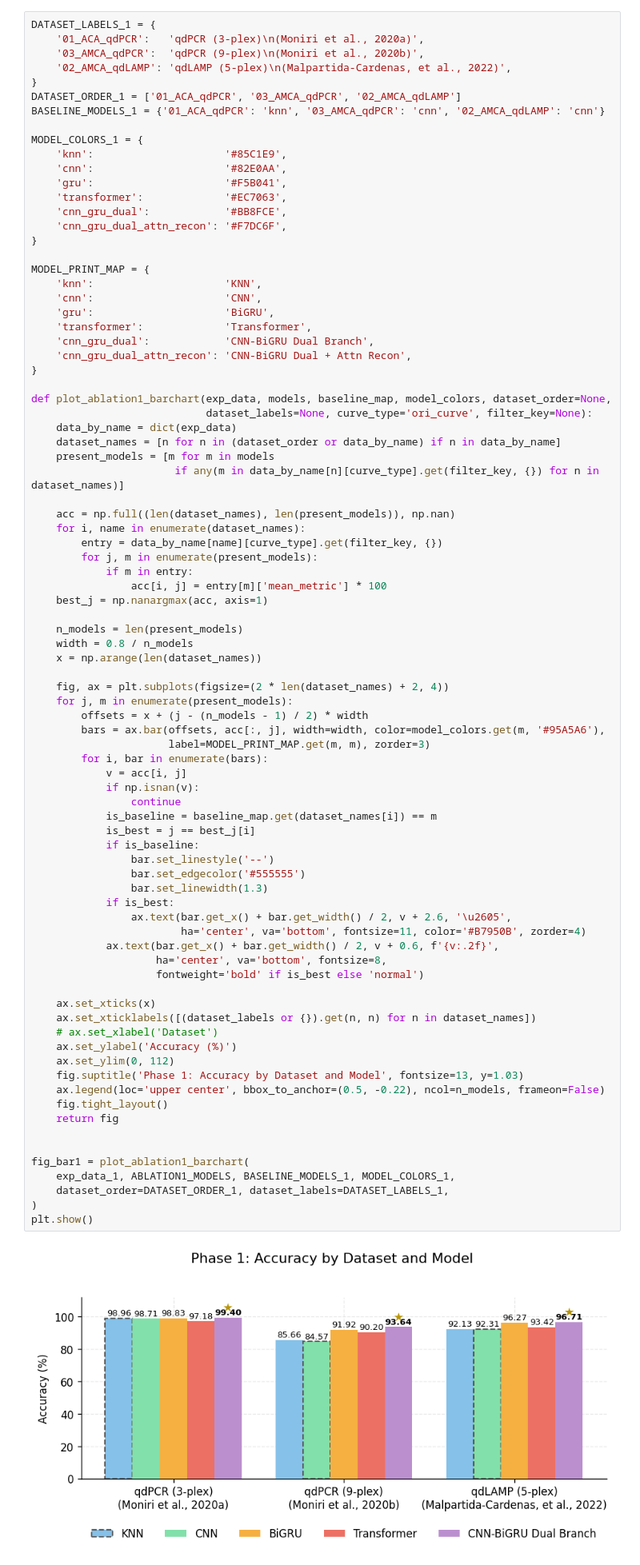
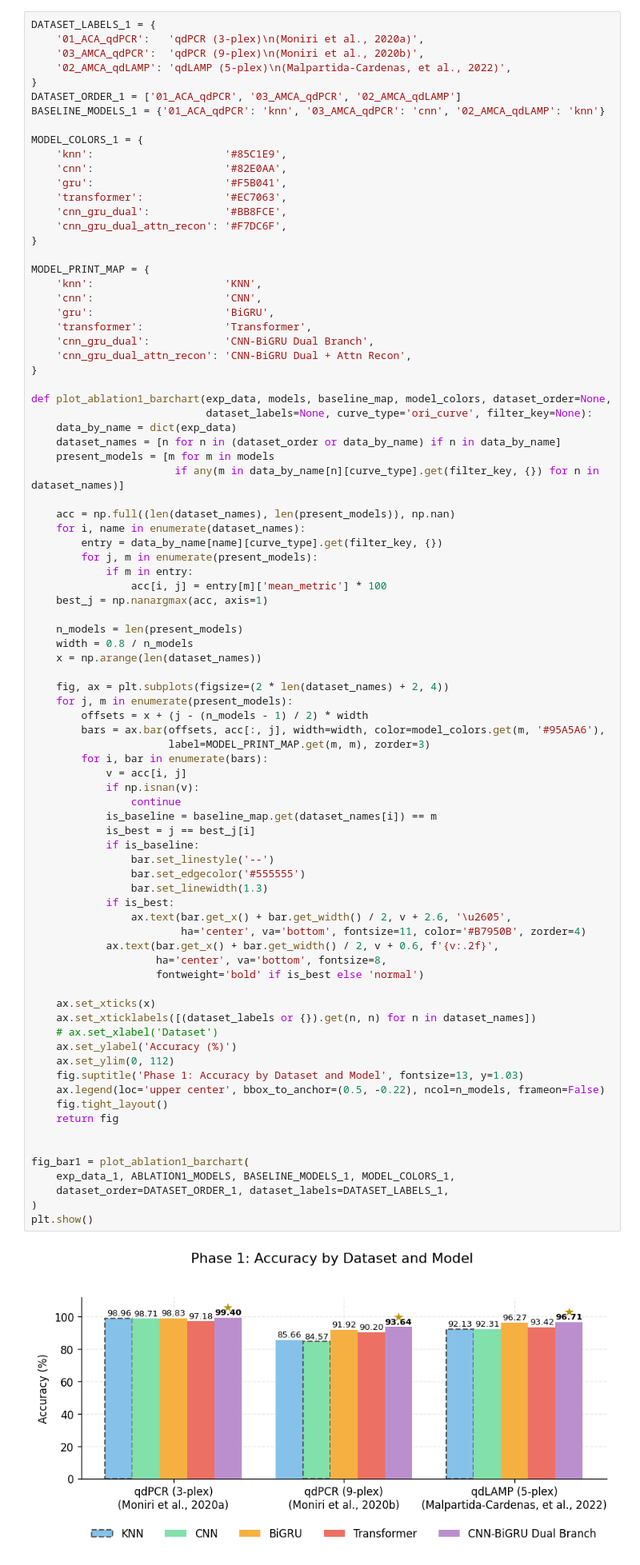
Before and after one commit to kautsarg/POC_DDM, a Jupyter notebook: gk_code/main/notebooks/ablation_significance_analysis.ipynb, the cells around one changed output. Shown at 80% size. Saved outputs shown, nothing was run; the diff lists cells and outputs as text.

```diff
--- a/gk_code/main/notebooks/ablation_significance_analysis.ipynb
+++ b/gk_code/main/notebooks/ablation_significance_analysis.ipynb
@@ -212,7 +213,7 @@ DATASET_LABELS_1 = {
     '02_AMCA_qdLAMP': 'qdLAMP (5-plex)\n(Malpartida-Cardenas, et al., 2022)',
 }
 DATASET_ORDER_1 = ['01_ACA_qdPCR', '03_AMCA_qdPCR', '02_AMCA_qdLAMP']
-BASELINE_MODELS_1 = {'01_ACA_qdPCR': 'knn', '03_AMCA_qdPCR': 'cnn', '02_AMCA_qdLAMP': 'cnn'}
+BASELINE_MODELS_1 = {'01_ACA_qdPCR': 'knn', '03_AMCA_qdPCR': 'cnn', '02_AMCA_qdLAMP': 'knn'}
 
 MODEL_COLORS_1 = {
     'knn':                     '#85C1E9',
@@ -263,31 +264,31 @@ def plot_ablation1_barchart(exp_data, models, baseline_map, model_colors, datase
             is_baseline = baseline_map.get(dataset_names[i]) == m
             is_best = j == best_j[i]
             if is_baseline:
                 bar.set_linestyle('--')
                 bar.set_edgecolor('#555555')
                 bar.set_linewidth(1.3)
             if is_best:
                 ax.text(bar.get_x() + bar.get_width() / 2, v + 2.6, '\u2605',
                         ha='center', va='bottom', fontsize=11, color='#B7950B', zorder=4)
             ax.text(bar.get_x() + bar.get_width() / 2, v + 0.6, f'{v:.2f}',
                     ha='center', va='bottom', fontsize=8,
                     fontweight='bold' if is_best else 'normal')
 
     ax.set_xticks(x)
     ax.set_xticklabels([(dataset_labels or {}).get(n, n) for n in dataset_names])
     # ax.set_xlabel('Dataset')
     ax.set_ylabel('Accuracy (%)')
     ax.set_ylim(0, 112)
     fig.suptitle('Phase 1: Accuracy by Dataset and Model', fontsize=13, y=1.03)
     ax.legend(loc='upper center', bbox_to_anchor=(0.5, -0.22), ncol=n_models, frameon=False)
     fig.tight_layout()
     return fig
 
 
 fig_bar1 = plot_ablation1_barchart(
     exp_data_1, ABLATION1_MODELS, BASELINE_MODELS_1, MODEL_COLORS_1,
     dataset_order=DATASET_ORDER_1, dataset_labels=DATASET_LABELS_1,
 )
 plt.show()
 # %% [output]
-[figure, old version]
+[figure, new version]
```
Also changed, not shown: parts of 13 cells of this notebook, 32 other files.
